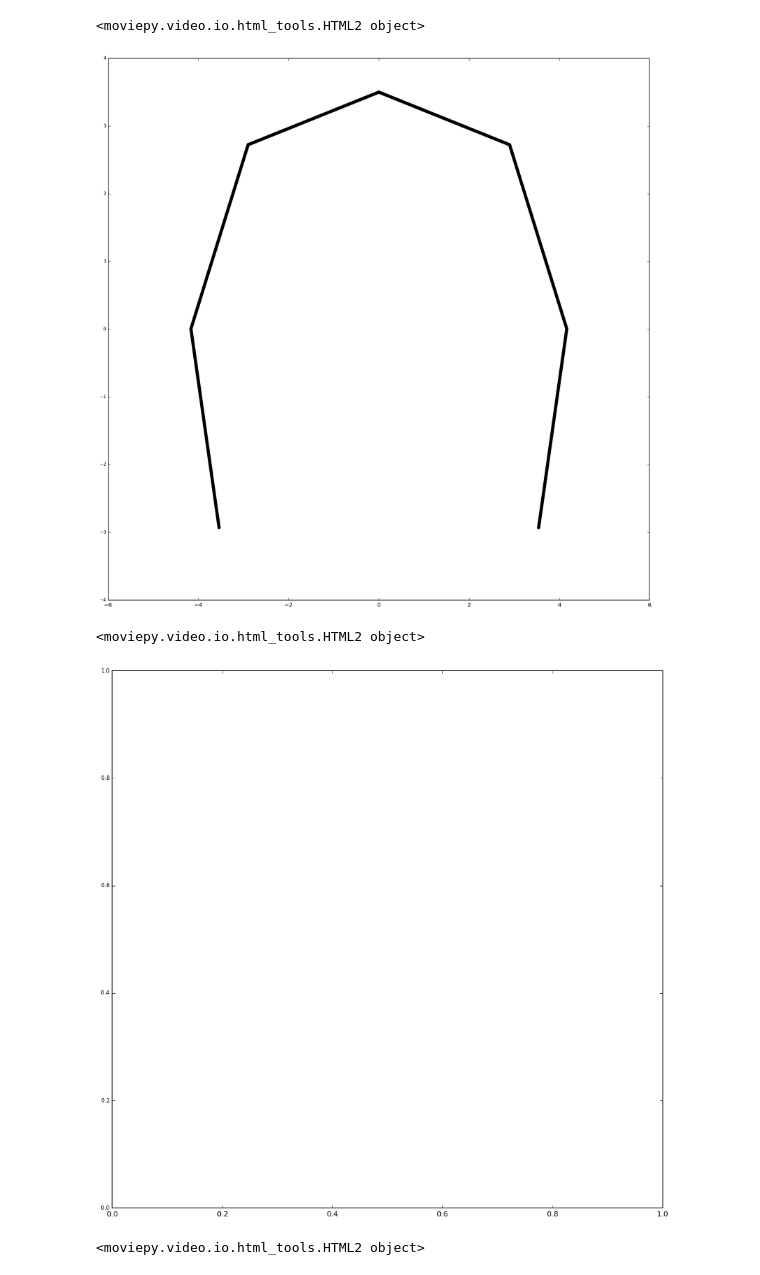
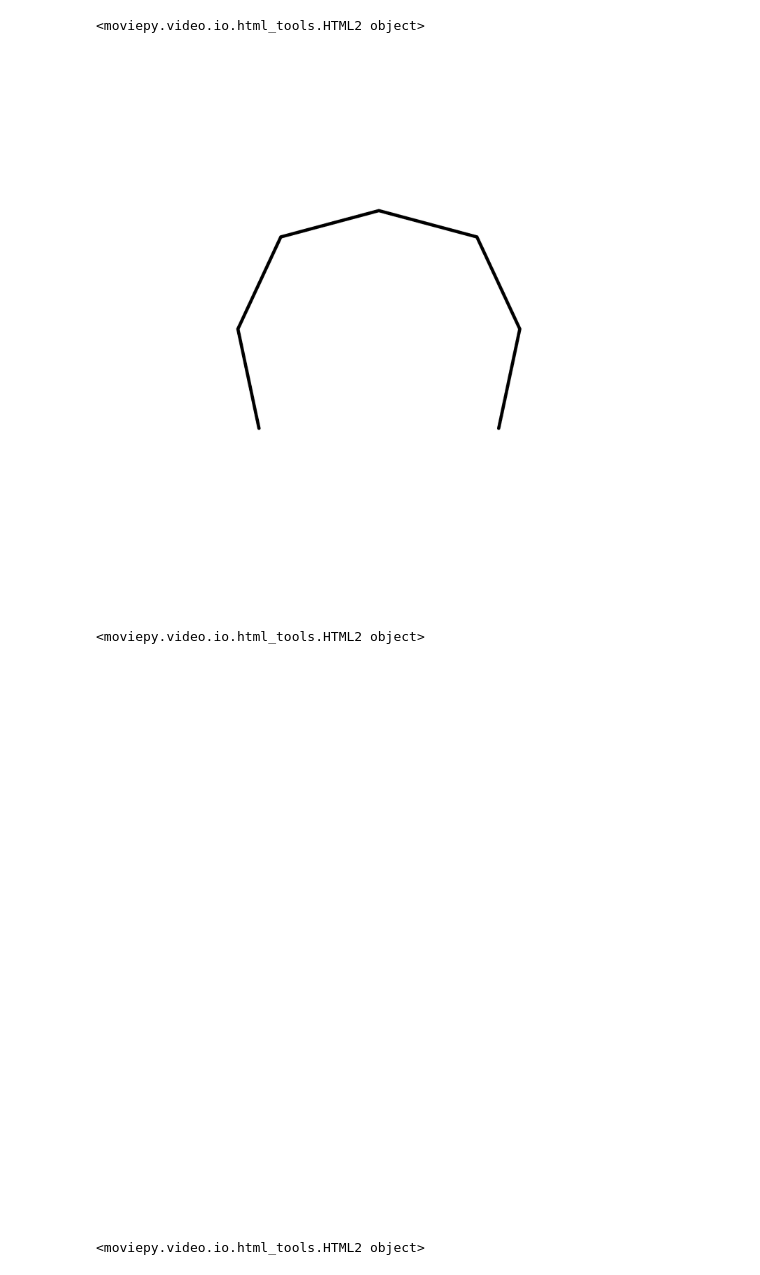
Before and after one commit to NaturalPatterns/2016_elasticite, a Jupyter notebook: posts/2015-10-27 élasticité expansion.ipynb, the cells around one changed output. Saved outputs shown, nothing was run; the diff lists cells and outputs as text; code cells hidden in the pictures.

```diff
--- a/posts/2015-10-27 élasticité expansion.ipynb
+++ b/posts/2015-10-27 élasticité expansion.ipynb
@@ -145,10 +148,13 @@ animation.ipython_display(fps=fps, loop=1, autoplay=1)
 # %%
 e = EdgeGrid(N_lame=25, grid_type='line')
 e.sample_structure()
 fig = plt.figure(figsize=(e.figsize, e.figsize))
 border = 0.0
 ax = fig.add_axes((border, border, 1.-2*border, 1.-2*border), axisbg='w')
+ax.axis('off')
+ax.set_xlim([-e.total_width, e.total_width])
+ax.set_ylim([-e.total_width, e.total_width])
 scat  = ax.scatter(e.particles[0,:], e.particles[1,:], c=e.particles[2,:])
 # %% [output]
-[figure, old version]
+[figure, new version]
 # %%
@@ -179,13 +184,17 @@ class EdgeGrid(el.EdgeGrid):
 
 e = EdgeGrid(N_lame=25, grid_type='line')
 fig, ax = plt.subplots(1, 1, figsize=(e.figsize, e.figsize))
+ax.axis('off')
+ax.set_xlim([-e.total_width, e.total_width])
+ax.set_ylim([-e.total_width, e.total_width])
+
 #ax = fig.add_axes((0, 0, 1, 1), axisbg='w')
 fps = 10.
 e.dt = 1./fps
 opts = dict(vmin=0, vmax=1., linewidths=0, cmap=plt.cm.bone)
 #print(opts)
 # %% [output]
-[figure, old version]
+[figure, new version]
 # %%
 def make_frame_mpl(t):
     ax.clear()
```
Also changed, not shown: parts of 4 cells of this notebook, 2 other files.
